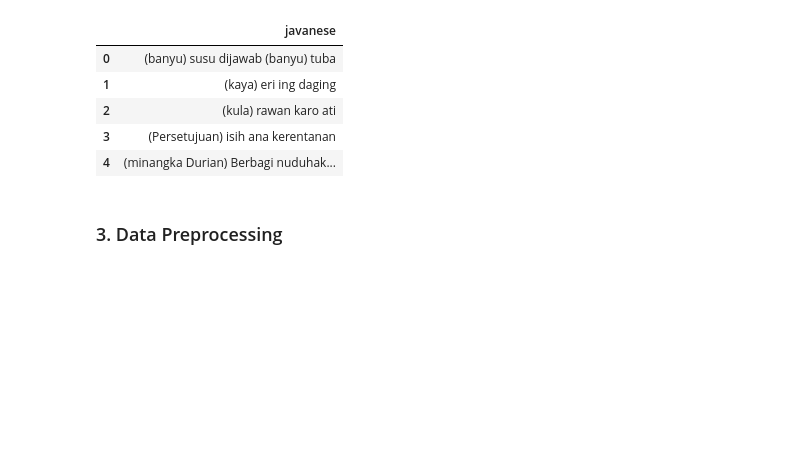
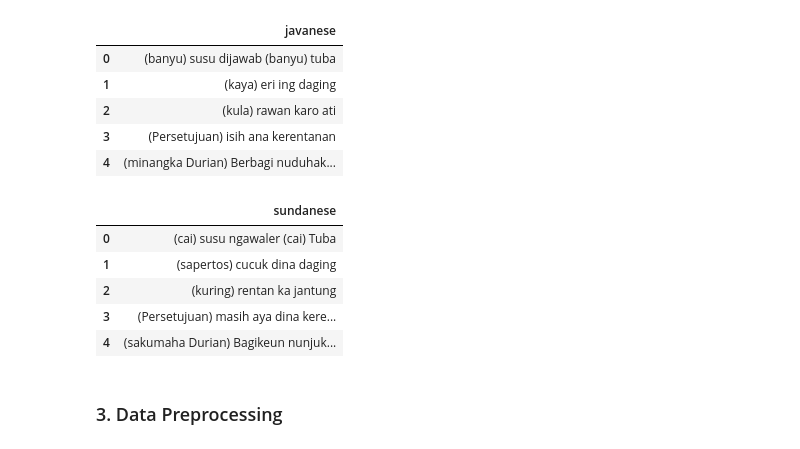
Before and after one commit to bimarakajati/Nusacular, a Jupyter notebook: Trainer.ipynb, the cells around one changed output. Cells and saved outputs as stored; diff of their text form; code cells hidden in the pictures; blank space fills up the shorter version.

```diff
--- a/Trainer.ipynb
+++ b/Trainer.ipynb
@@ -45,10 +45,17 @@ javanese_df.head()
 | 3 | (Persetujuan) isih ana kerentanan |
 | 4 | (minangka Durian) Berbagi nuduhak... |
 # %%
-# # Loading raw sundanese data
+# Loading raw sundanese data
 
-# sundanese_df = pd.read_csv("datasets/sundanese.csv", header=None, names=['sundanese'])
-# sundanese_df.head()
+sundanese_df = pd.read_csv("datasets/sundanese.csv", header=None, names=['sundanese'])
+sundanese_df.head()
+# %% [output]
+|  | sundanese |
+| 0 | (cai) susu ngawaler (cai) Tuba |
+| 1 | (sapertos) cucuk dina daging |
+| 2 | (kuring) rentan ka jantung |
+| 3 | (Persetujuan) masih aya dina kere... |
+| 4 | (sakumaha Durian) Bagikeun nunjuk... |
 # %% [markdown]
 ### 3. Data Preprocessing
 # %%
```
Also changed, not shown: parts of 9 cells of this notebook, 3 other files.
